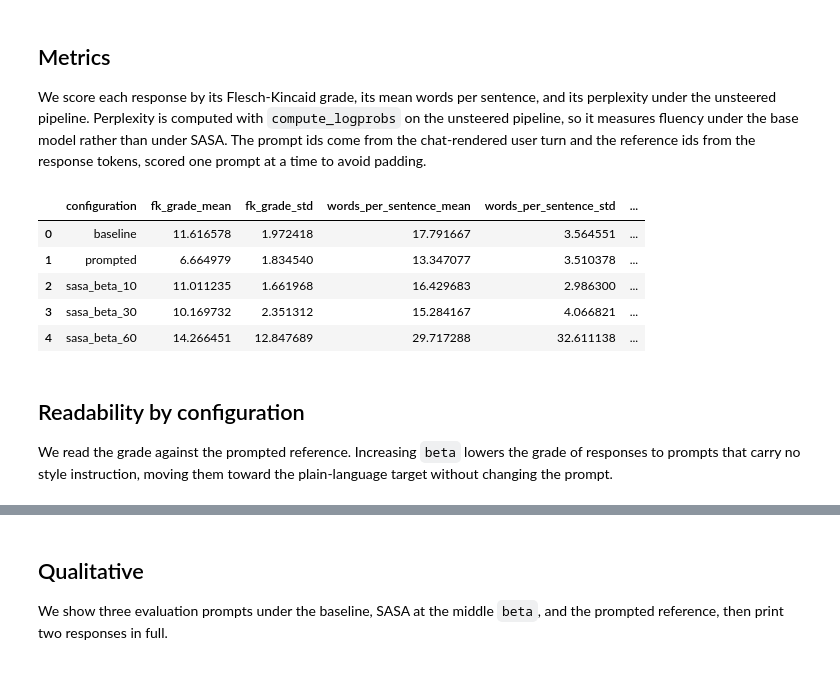
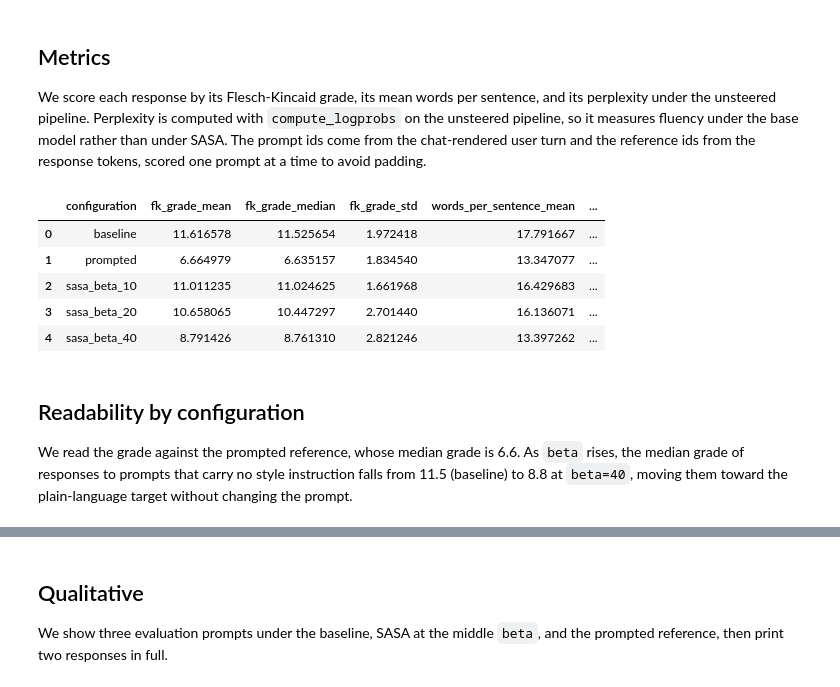
Before and after one commit to IBM/AISteer360, a Jupyter notebook: examples/notebooks/algorithms/sasa.ipynb, the cells around one changed output, grey strips where cells are left out. Cells and saved outputs as stored; diff of their text form; code cells hidden in the pictures.

```diff
--- a/examples/notebooks/algorithms/sasa.ipynb
+++ b/examples/notebooks/algorithms/sasa.ipynb
@@ -59,7 +59,7 @@ NUM_FIT_PROMPTS = 240
 NUM_EVAL_PROMPTS = 30
 SIMPLE_GRADE_MAX = 7.0
 COMPLEX_GRADE_MIN = 12.0
-BETAS = [10, 30, 60]  # fixed from the margin scale (about one logit unit; see the mechanism section)
+BETAS = [10, 20, 40]  # spans the margin scale (about one logit unit; see the mechanism section)
 CANDIDATE_TOP_K = 20
 TOP_P = 0.9
 MAX_CANDIDATES = 32
@@ -256,43 +256,43 @@ We score each response by its Flesch-Kincaid grade, its mean words per sentence,
 # %%
 responses["fk_grade"] = [textstat.flesch_kincaid_grade(r) for r in responses["response"]]
 responses["words_per_sentence"] = [
     textstat.lexicon_count(r) / max(textstat.sentence_count(r), 1) for r in responses["response"]
 ]
 
 perplexities = []
 for row in responses.itertuples():
     prompt_text = tokenizer.apply_chat_template(
         [{"role": "user", "content": eval_prompts[row.prompt_id]}],
         add_generation_prompt=True, tokenize=False,
     )
     prompt_ids = tokenizer(prompt_text, return_tensors="pt", add_special_tokens=False).input_ids.to(model.device)
     ref_ids = tokenizer(row.response, return_tensors="pt", add_special_tokens=False).input_ids.to(model.device)
     if ref_ids.size(1) == 0:
         perplexities.append(float("nan"))
         continue
     logprobs = elicit_pipeline.compute_logprobs(input_ids=prompt_ids, ref_output_ids=ref_ids)
     perplexities.append(float(torch.exp(-logprobs.mean())))
 responses["perplexity"] = perplexities
 
 summary = (
     responses.groupby("configuration")[["fk_grade", "words_per_sentence", "perplexity"]]
-    .agg(["mean", "std"])
+    .agg(["mean", "median", "std"])
 )
 summary.columns = [f"{metric}_{stat}" for metric, stat in summary.columns]
 config_order = ["baseline", "prompted"] + [f"sasa_beta_{b}" for b in BETAS]
 summary = summary.reindex(config_order).reset_index()
 summary
 # %% [output]
-|  | configuration | fk_grade_mean | fk_grade_std | words_per_sentence_mean | words_per_sentence_std | ... |
-| 0 | baseline | 11.616578 | 1.972418 | 17.791667 | 3.564551 | ... |
-| 1 | prompted | 6.664979 | 1.834540 | 13.347077 | 3.510378 | ... |
-| 2 | sasa_beta_10 | 11.011235 | 1.661968 | 16.429683 | 2.986300 | ... |
-| 3 | sasa_beta_30 | 10.169732 | 2.351312 | 15.284167 | 4.066821 | ... |
-| 4 | sasa_beta_60 | 14.266451 | 12.847689 | 29.717288 | 32.611138 | ... |
+|  | configuration | fk_grade_mean | fk_grade_median | fk_grade_std | words_per_sentence_mean | ... |
+| 0 | baseline | 11.616578 | 11.525654 | 1.972418 | 17.791667 | ... |
+| 1 | prompted | 6.664979 | 6.635157 | 1.834540 | 13.347077 | ... |
+| 2 | sasa_beta_10 | 11.011235 | 11.024625 | 1.661968 | 16.429683 | ... |
+| 3 | sasa_beta_20 | 10.658065 | 10.447297 | 2.701440 | 16.136071 | ... |
+| 4 | sasa_beta_40 | 8.791426 | 8.761310 | 2.821246 | 13.397262 | ... |
 # %% [markdown]
 ## Readability by configuration
 
-We read the grade against the prompted reference. Increasing `beta` lowers the grade of responses to prompts that carry no style instruction, moving them toward the plain-language target without changing the prompt.
+We read the grade against the prompted reference, whose median grade is 6.6. As `beta` rises, the median grade of responses to prompts that carry no style instruction falls from 11.5 (baseline) to 8.8 at `beta=40`, moving them toward the plain-language target without changing the prompt.
 # %%
 prompted_fk_grade = float(summary.loc[summary["configuration"] == "prompted", "fk_grade_mean"].iloc[0])
 sasa_summary = summary[summary["configuration"].str.startswith("sasa_beta_")].copy()
```
Also changed, not shown: parts of 8 cells of this notebook, 12 other files.
